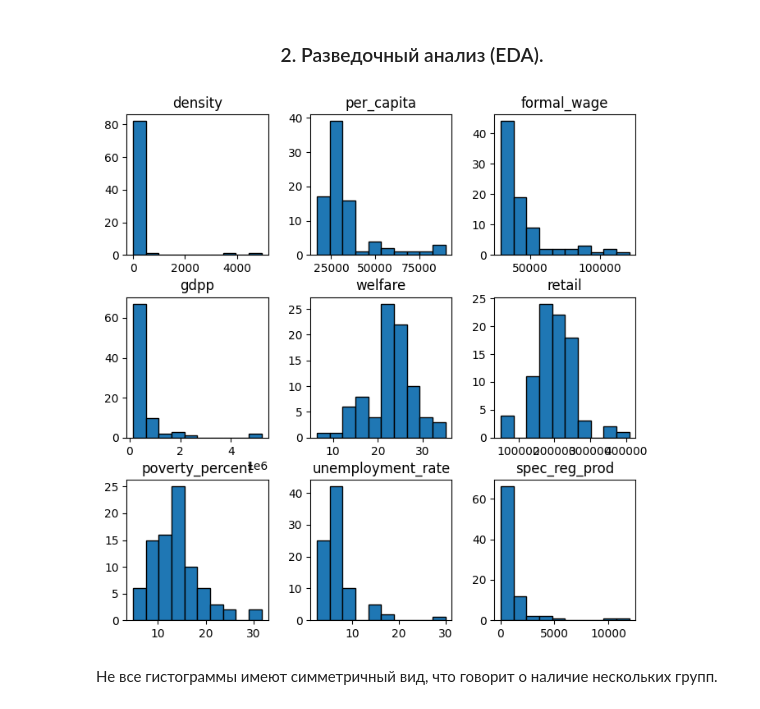
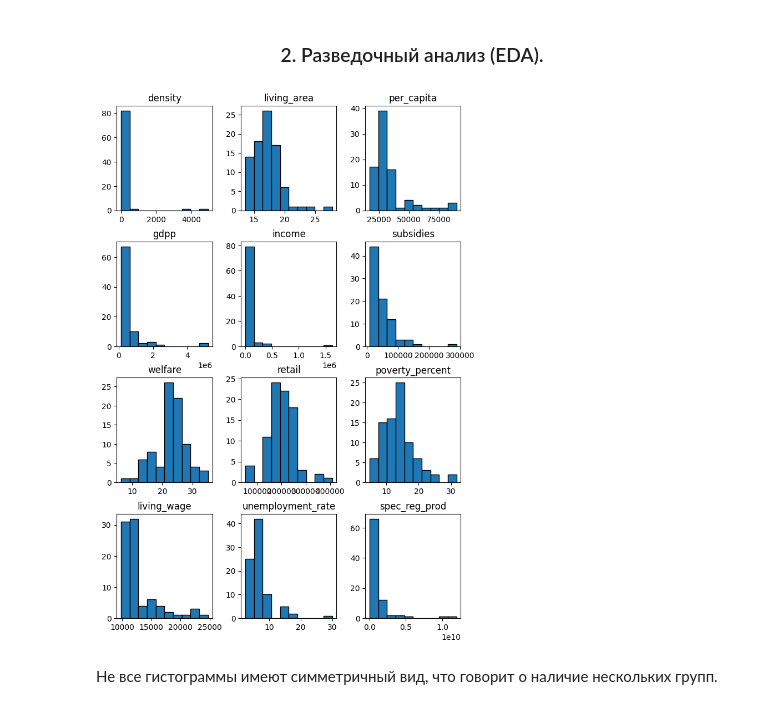
Before and after one commit to Punich-Pavel/Final_Project, a Jupyter notebook: Part_2/part_2.ipynb, the cells around one changed output. Cells and saved outputs as stored; diff of their text form; code cells hidden in the pictures.

```diff
--- a/Part_2/part_2.ipynb
+++ b/Part_2/part_2.ipynb
@@ -190,7 +231,9 @@ df.describe()
  * ***spec_reg_prod*** - удельный объем регионального производства на душу населения.
 # %%
 # создадим список выбранных признаков
-columns = ['density', 'per_capita', 'formal_wage', 'gdpp', 'welfare', 'retail', 'poverty_percent', 'unemployment_rate', 'spec_reg_prod']
+columns = ['density', 'living_area', 'per_capita', 'gdpp', 'income',
+            'subsidies', 'welfare', 'retail', 'poverty_percent', 'living_wage',
+            'unemployment_rate', 'spec_reg_prod']
 
 # соберем набор данных с выбранными признаками
 model_df = df.loc[:, columns]
@@ -205,10 +248,10 @@ model_df.head(3)
 ### <center> 2. Разведочный анализ (EDA).
 # %%
 # визуализируем распределение признаков
-model_df.hist(figsize=(8, 8), grid = False);
+model_df.hist(figsize=(8, 12), grid = False);
 plt.show()
 # %% [output]
-[figure, old version]
+[figure, new version]
 # %% [markdown]
 Не все гистограммы имеют симметричный вид, что говорит о наличие нескольких групп.
 # %%
```
Also changed, not shown: parts of 12 cells of this notebook, 18 other files.
